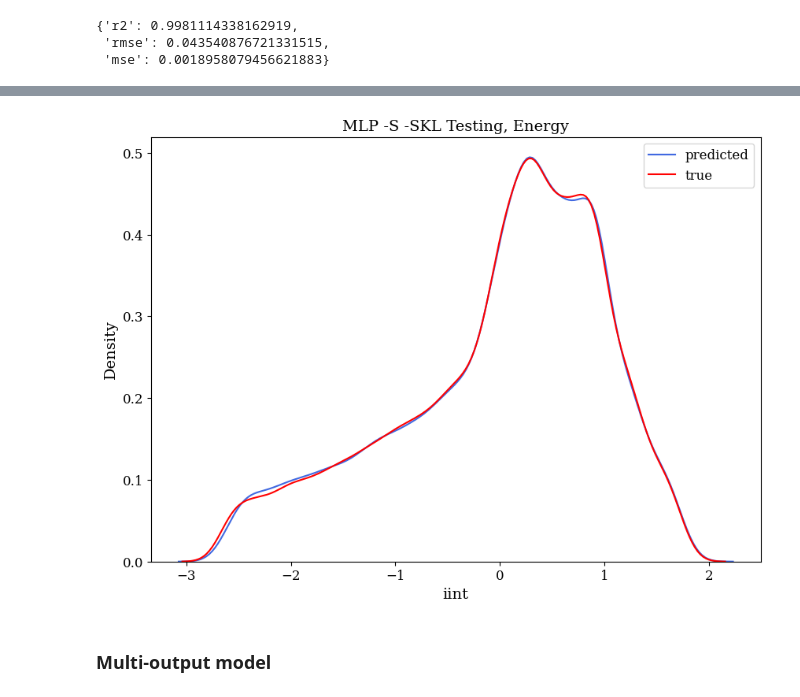
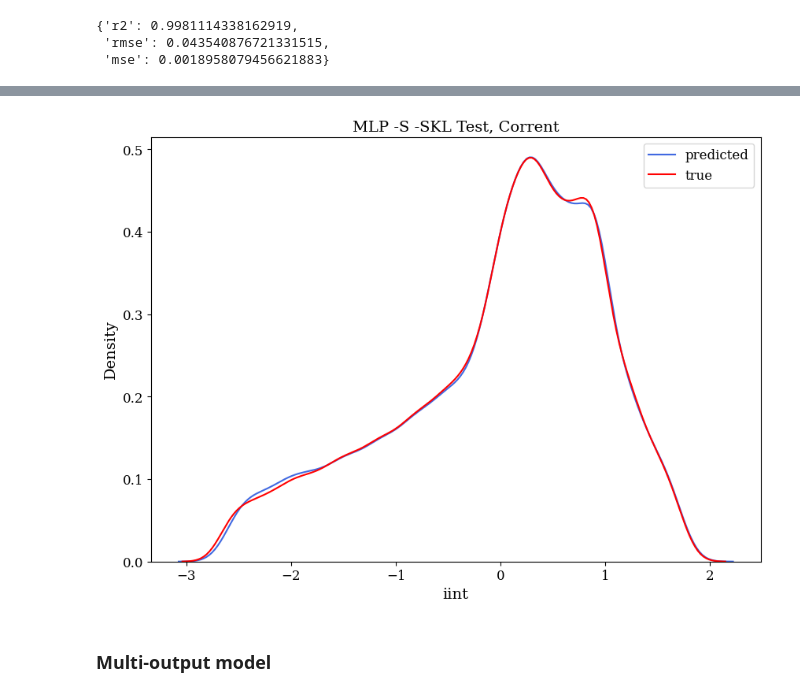
Before and after one commit to moraeseduarda/jupyter_ic, a Jupyter notebook: notebooks/02_treinamento_mlps.ipynb, the cells around one changed output, grey strips where cells are left out. Drawn from its saved outputs; the diff is of its cells as text; code cells hidden in the pictures.

```diff
--- a/notebooks/02_treinamento_mlps.ipynb
+++ b/notebooks/02_treinamento_mlps.ipynb
@@ -458,14 +439,14 @@ plt.close()
-# %%
-fig, ax = plt.subplots(1,1, figsize = (10,7))
-sns.kdeplot(data=y_test_pred_sc, label = 'predicted', ax = ax,color = 'royalblue')
-sns.kdeplot(data=yte_sc['iint'], label = 'true', ax = ax, color = 'red')
-ax.set_title('MLP -S -SKL Testing, Energy')
-plt.savefig(f"{plots_dir}/MLP_S_SKL_VAL_TEST.png")
-ax.legend()
-plt.show()
-plt.close()
-# %% [output]
-[figure, removed]
+# %%
+fig, ax = plt.subplots(1,1, figsize = (10,7))
+sns.kdeplot(data=y_pred_sc, label = 'predicted', ax = ax,color = 'royalblue')
+sns.kdeplot(data=y_val_sc['iint'], label = 'true', ax = ax, color = 'red')
+ax.set_title('MLP -S -SKL Test, Corrent')
+plt.savefig(f"{plots_dir}/MLP_S_SKL_TEST_CORRENT.png")
+ax.legend()
+plt.show()
+plt.close()
+# %% [output]
+[figure, added]
 # %% [markdown]
 ### Multi-output model
 # %%
```
Also changed, not shown: parts of 30 cells of this notebook, 34 other files.
